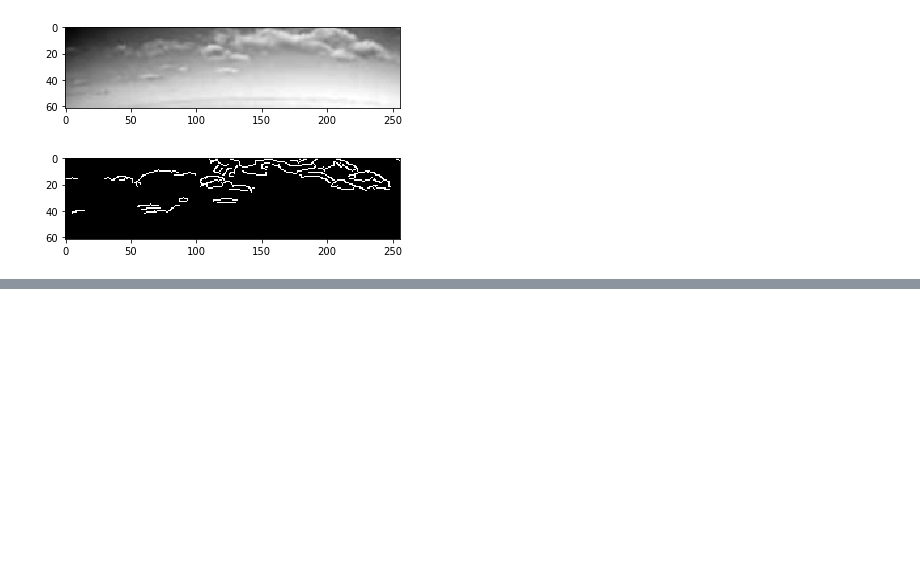
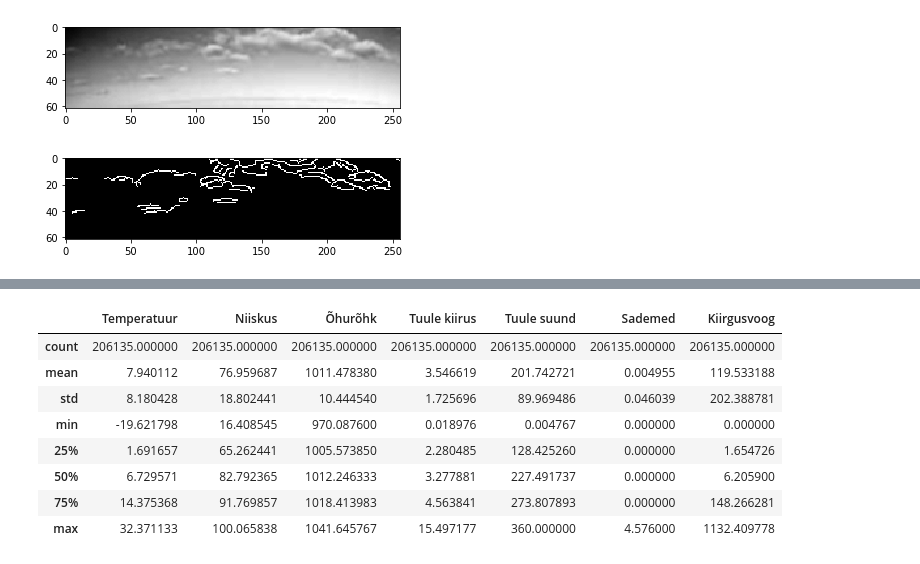
Before and after one commit to tonysln/meteo-webcam, a Jupyter notebook: meteo_webcam_analysis.ipynb, the cells around one changed output, grey strips where cells are left out. Saved outputs shown, nothing was run; the diff lists cells and outputs as text; code cells hidden in the pictures; blank space fills up the shorter version.

```diff
--- a/meteo_webcam_analysis.ipynb
+++ b/meteo_webcam_analysis.ipynb
@@ -183,0 +195,18 @@ plt.show()
+# %%
+# Convert data to float
+for col in ilm.columns:
+    if col != 'Aeg':
+        ilm[col] = pd.to_numeric(ilm[col], errors='coerce')
+
+ilm = ilm.dropna()
+ilm.describe()
+# %% [output]
+|  | Temperatuur | Niiskus | Õhurõhk | Tuule kiirus | Tuule suund | Sademed | Kiirgusvoog |
+| count | 206135.000000 | 206135.000000 | 206135.000000 | 206135.000000 | 206135.000000 | 206135.000000 | 206135.000000 |
+| mean | 7.940112 | 76.959687 | 1011.478380 | 3.546619 | 201.742721 | 0.004955 | 119.533188 |
+| std | 8.180428 | 18.802441 | 10.444540 | 1.725696 | 89.969486 | 0.046039 | 202.388781 |
+| min | -19.621798 | 16.408545 | 970.087600 | 0.018976 | 0.004767 | 0.000000 | 0.000000 |
+| 25% | 1.691657 | 65.262441 | 1005.573850 | 2.280485 | 128.425260 | 0.000000 | 1.654726 |
+| 50% | 6.729571 | 82.792365 | 1012.246333 | 3.277881 | 227.491737 | 0.000000 | 6.205900 |
+| 75% | 14.375368 | 91.769857 | 1018.413983 | 4.563841 | 273.807893 | 0.000000 | 148.266281 |
+| max | 32.371133 | 100.065838 | 1041.645767 | 15.497177 | 360.000000 | 4.576000 | 1132.409778 |
```
Also changed, not shown: parts of 9 cells of this notebook, 1 other file.
